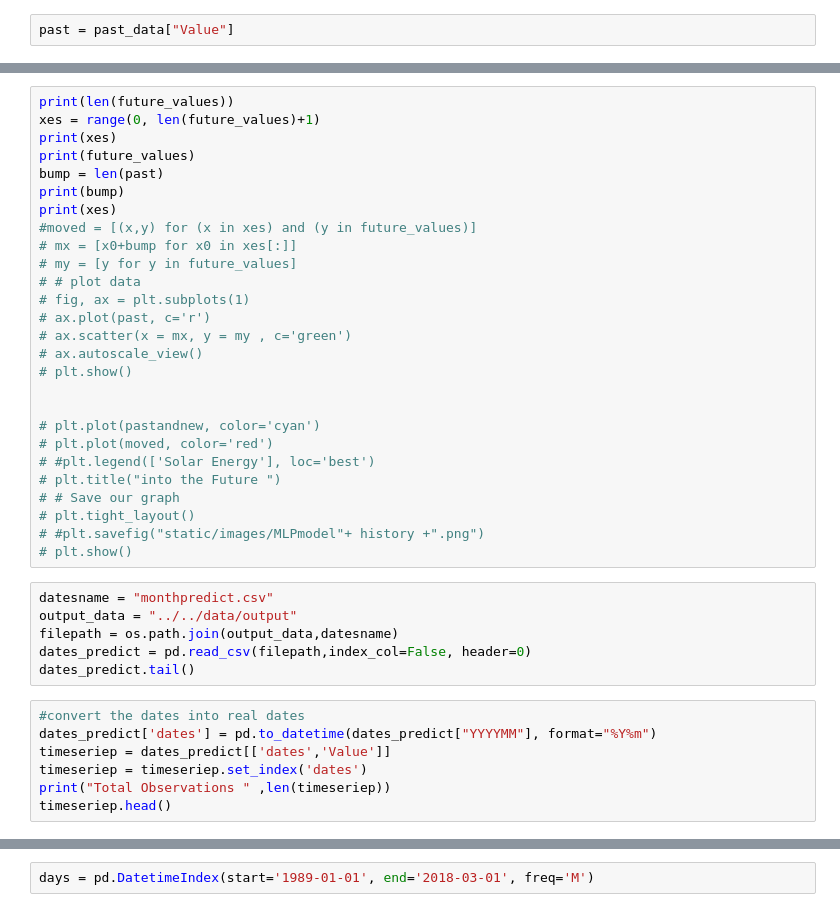
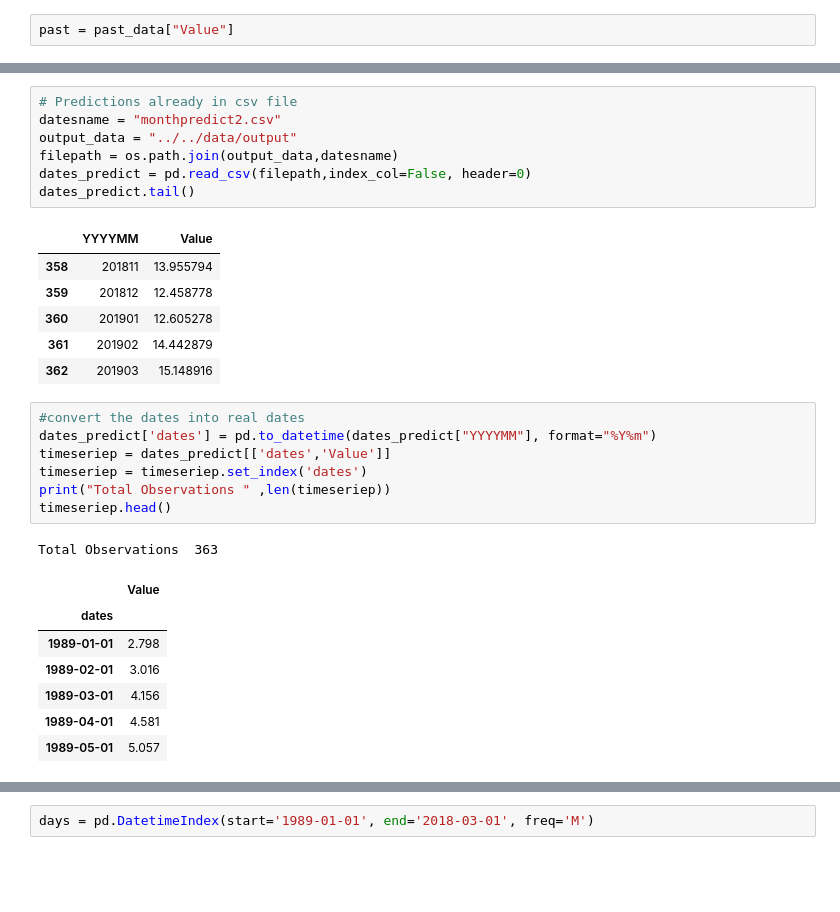
Before and after one commit to gvo34/energy-solar, a Jupyter notebook: static/notebooks/model/MLP_model4_predict.ipynb, the cells around one changed output, grey strips where cells are left out. Drawn from its saved outputs; the diff is of its cells as text; blank space fills up the shorter version.

```diff
--- a/static/notebooks/model/MLP_model4_predict.ipynb
+++ b/static/notebooks/model/MLP_model4_predict.ipynb
@@ -390,36 +416,17 @@ past.tail(1)
-# %%
-print(len(future_values))
-xes = range(0, len(future_values)+1)
-print(xes)
-print(future_values)
-bump = len(past)
-print(bump)
-print(xes)
-#moved = [(x,y) for (x in xes) and (y in future_values)]
-# mx = [x0+bump for x0 in xes[:]]
-# my = [y for y in future_values]
-# # plot data
-# fig, ax = plt.subplots(1)
-# ax.plot(past, c='r')
-# ax.scatter(x = mx, y = my , c='green')
-# ax.autoscale_view()
-# plt.show()
-
-
-# plt.plot(pastandnew, color='cyan')
-# plt.plot(moved, color='red')
-# #plt.legend(['Solar Energy'], loc='best')
-# plt.title("into the Future ")
-# # Save our graph
-# plt.tight_layout()
-# #plt.savefig("static/images/MLPmodel"+ history +".png")
-# plt.show()
 # %%
-datesname = "monthpredict.csv"
+# Predictions already in csv file
+datesname = "monthpredict2.csv"
 output_data = "../../data/output"
 filepath = os.path.join(output_data,datesname)
 dates_predict = pd.read_csv(filepath,index_col=False, header=0)
 dates_predict.tail()
+# %% [output]
+|  | YYYYMM | Value |
+| 358 | 201811 | 13.955794 |
+| 359 | 201812 | 12.458778 |
+| 360 | 201901 | 12.605278 |
+| 361 | 201902 | 14.442879 |
+| 362 | 201903 | 15.148916 |
 # %%
 #convert the dates into real dates
 dates_predict['dates'] = pd.to_datetime(dates_predict["YYYYMM"], format="%Y%m")
@@ -427,6 +434,15 @@ timeseriep = dates_predict[['dates','Value']]
 timeseriep = timeseriep.set_index('dates')
 print("Total Observations " ,len(timeseriep))
 timeseriep.head()
+# %% [output]
+Total Observations  363
+|  | Value |
+| dates |  |
+| 1989-01-01 | 2.798 |
+| 1989-02-01 | 3.016 |
+| 1989-03-01 | 4.156 |
+| 1989-04-01 | 4.581 |
+| 1989-05-01 | 5.057 |
 # %%
 timeseriep.plot(color='green')
 plt.legend(['Solar Energy'], loc='best')
```
Also changed, not shown: parts of 39 cells of this notebook, 8 other files.
